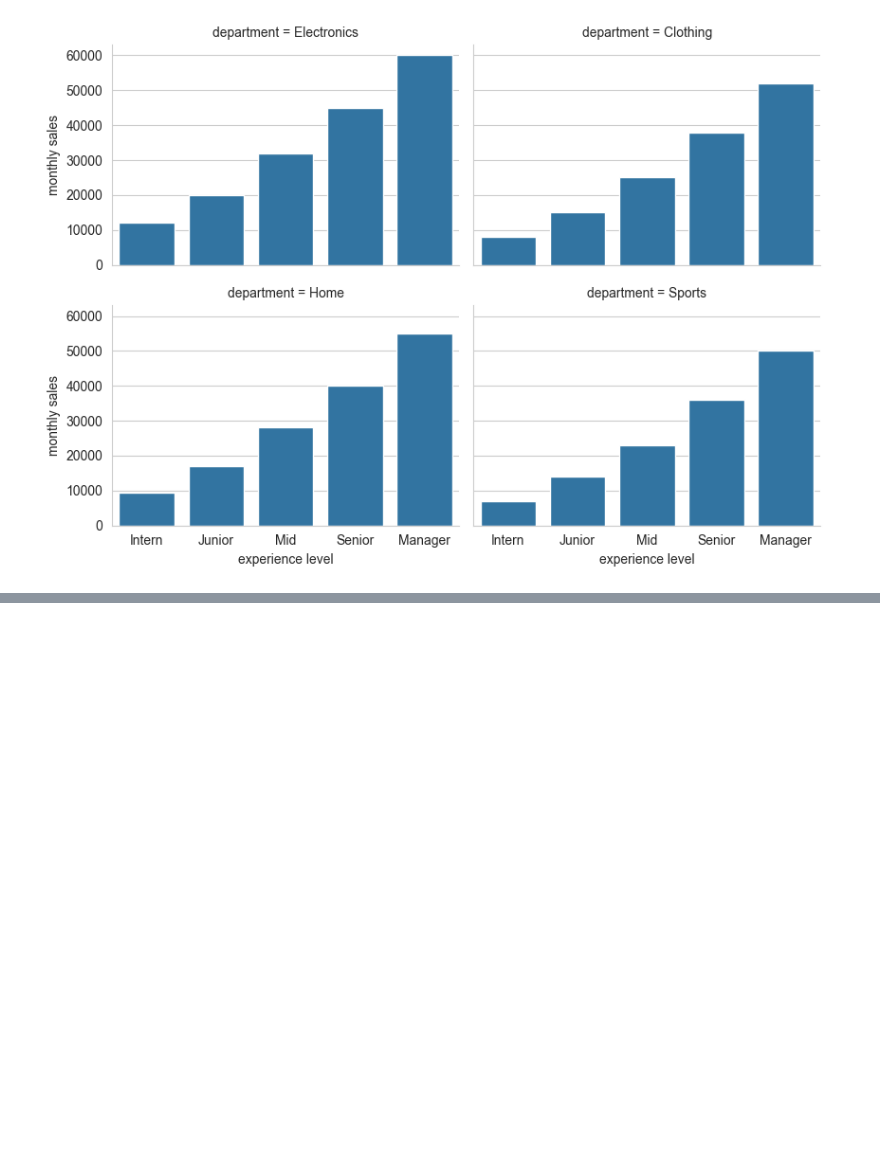
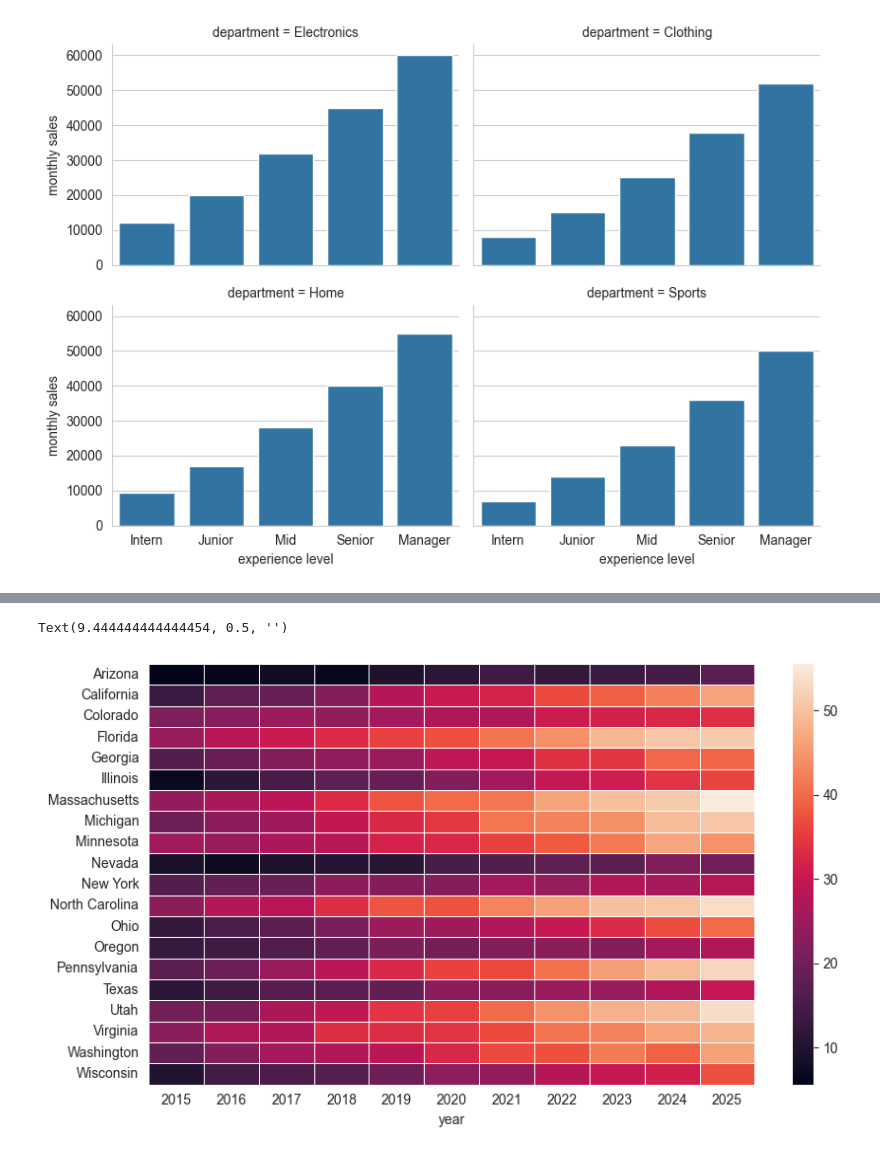
Before and after one commit to jieshu-wang-SBU/EST389_371_2026_spring, a Jupyter notebook: lectures/07-Data_visualization/07-01_visualize_amounts.ipynb, the cells around one changed output, grey strips where cells are left out. Saved outputs shown, nothing was run; the diff lists cells and outputs as text; code cells hidden in the pictures; blank space fills up the shorter version.

```diff
--- a/lectures/07-Data_visualization/07-01_visualize_amounts.ipynb
+++ b/lectures/07-Data_visualization/07-01_visualize_amounts.ipynb
@@ -126,0 +163,31 @@ plt.show()
+# %%
+import pandas as pd
+import numpy as np
+import matplotlib.pyplot as plt
+import seaborn as sns
+
+np.random.seed(42)
+
+states = [
+    "California", "Texas", "New York", "Florida", "Illinois",
+    "Washington", "Arizona", "Colorado", "Oregon", "Nevada",
+    "Georgia", "North Carolina", "Michigan", "Ohio", "Virginia",
+    "Massachusetts", "Pennsylvania", "Minnesota", "Wisconsin", "Utah"
+]
+
+years = list(range(2015, 2026))
+
+data = []
+
+for state in states:
+    base = np.random.uniform(5, 25) # Different starting levels
+    growth_rate = np.random.uniform(0.8, 3.5) # Different growth speeds
+
+    for i, year in enumerate(years):
+        value = base + growth_rate * i + np.random.normal(0, 1.2)
+        value = max(0, min(100, value))  # bound between 0–100
+        data.append([state, year, round(value, 1)])
+
+df = pd.DataFrame(data, columns=["state", "year", "renewable_energy_share"])
+
+df.head()
@@ -126,0 +201,14 @@ plt.show()
+# %%
+# let's format the selected_df to a dataframe for seaborn heatmap generation
+
+plot_df = pd.pivot_table(df, values='renewable_energy_share', index='state', columns='year')
+# %%
+fig, ax = plt.subplots(nrows=1, ncols=1, figsize=(9,5), tight_layout=True)
+
+# try change the cmap to: rocket_r, mako, flare, magma
+g=sns.heatmap(data=plot_df, ax=ax, linewidths=0.5, cmap="rocket")
+
+plt.ylabel("")
+# %% [output]
+Text(9.444444444444454, 0.5, '')
+[figure, added]
```
Also changed, not shown: parts of 9 cells of this notebook, 2 other files.
